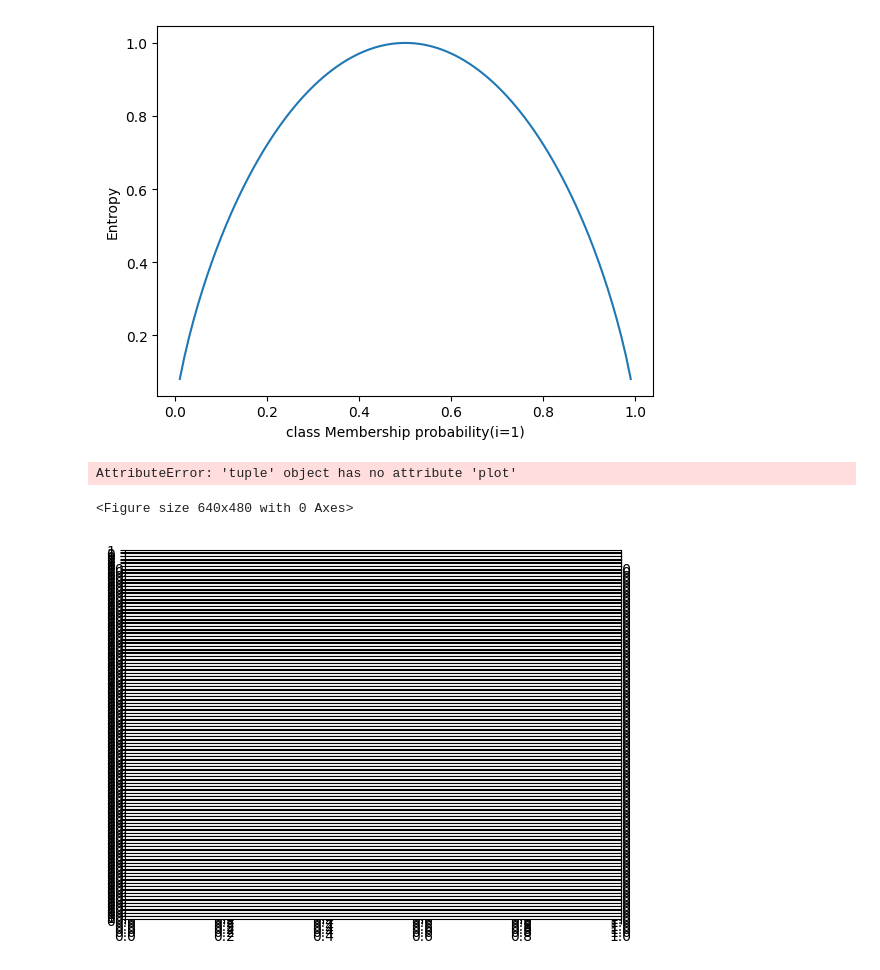
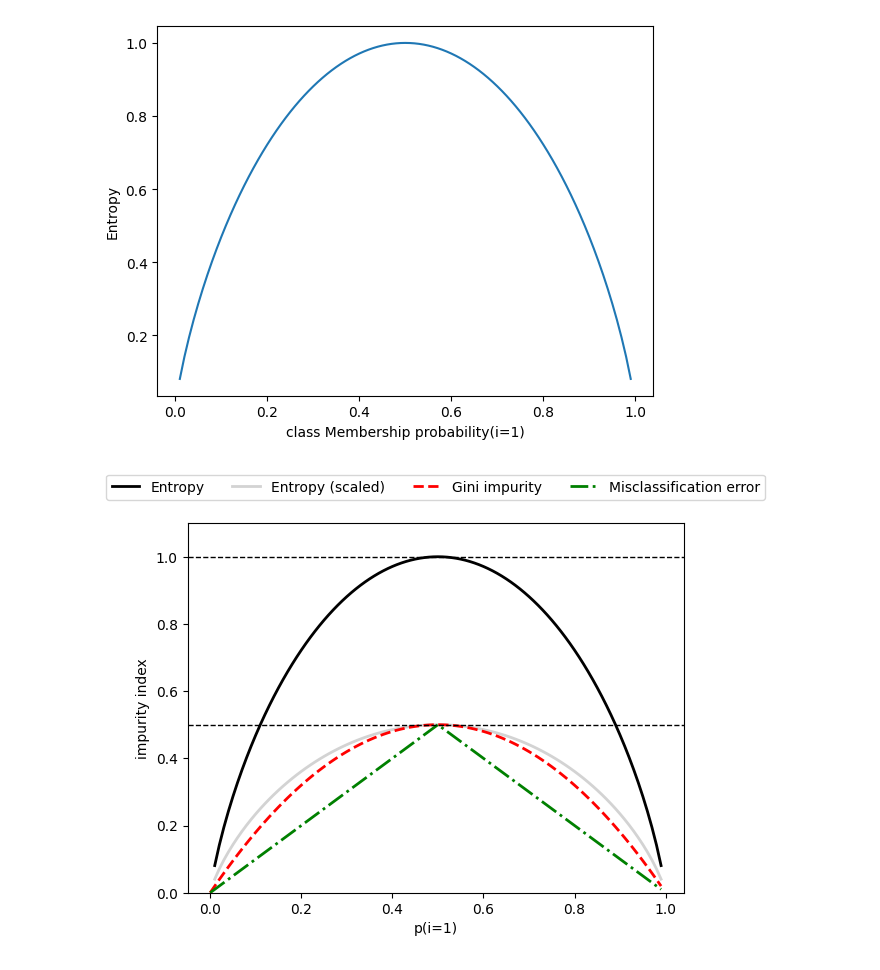
Before and after one commit to MonuSingh16/code-practice-courses-books, a Jupyter notebook: machine-learning-python/ch03-scikit-learn-classifiers.ipynb, the cells around one changed output. Cells and saved outputs as stored; diff of their text form; code cells hidden in the pictures.

```diff
--- a/machine-learning-python/ch03-scikit-learn-classifiers.ipynb
+++ b/machine-learning-python/ch03-scikit-learn-classifiers.ipynb
@@ -403,39 +377,37 @@ plt.show()
 # %%
 import matplotlib.pyplot as plt
 import numpy as np
 
 def gini(p):
     return p * (1 - p) + (1 - p) * (1 - (1 - p))
 
 def entropy(p):
     return - p * np.log2(p) - (1 - p) * np.log2((1 - p))
 
 def error(p):
     return 1 - np.max([p, 1 - p])
 
 x = np.arange(0.0, 1.0, 0.01)
 ent = [entropy(p) if p != 0 else None for p in x]
 sc_ent = [e*0.5 if e else None for e in ent]
 err = [error(i) for i in x]
 fig = plt.figure()
-ax = plt.subplots(111)
+ax = plt.subplot(111)
 
-for i, lab, ls, c in zip([ent, sc_ent, gini(x), err],
-                         ['Entropy', 'Entropy (scaled)', 'Gini Imourity',
-                          'Misclassification error'],
-                          ['-', '-', '--', '-.'],
-                          ['black', 'lightgray', 'red', 'green', 'cyan']):
+for i, lab, ls, c, in zip([ent, sc_ent, gini(x), err],
+    ['Entropy', 'Entropy (scaled)', 'Gini impurity', 'Misclassification error'],
+    ['-', '-', '--', '-.'],
+    ['black', 'lightgray',
+    'red', 'green', 'cyan']):
 
     line = ax.plot(x, i, label=lab, linestyle=ls, lw=2, color=c)
 
 ax.legend(loc='upper center', bbox_to_anchor=(0.5, 1.15), ncol=5, fancybox=True, shadow=False)
 ax.axhline(y=0.5, linewidth=1, color='k', linestyle='--')
 ax.axhline(y=1.0, linewidth=1, color='k', linestyle='--')
 plt.ylim([0, 1.1])
 plt.xlabel('p(i=1)')
 plt.ylabel('impurity index')
 plt.show()
 # %% [output]
-AttributeError: 'tuple' object has no attribute 'plot'
-<Figure size 640x480 with 0 Axes>
-[figure, old version]
+[figure, new version]
```
Also changed, not shown: parts of 13 cells of this notebook.
